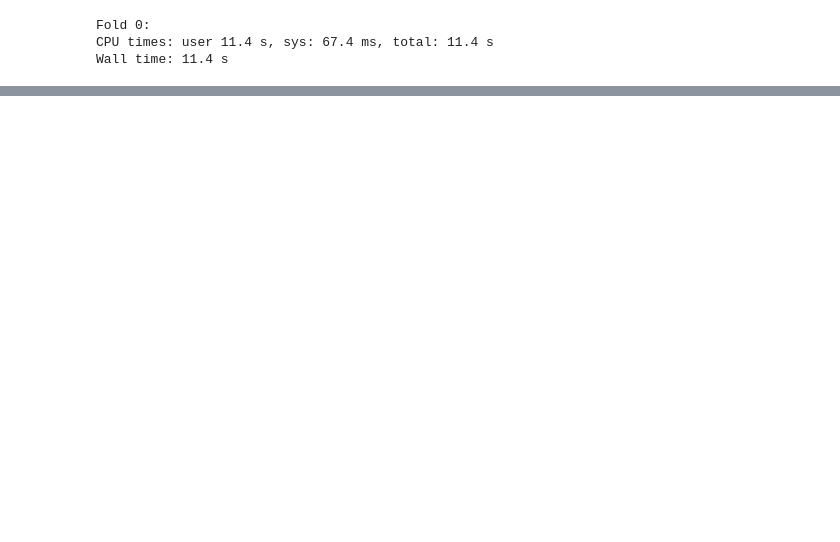
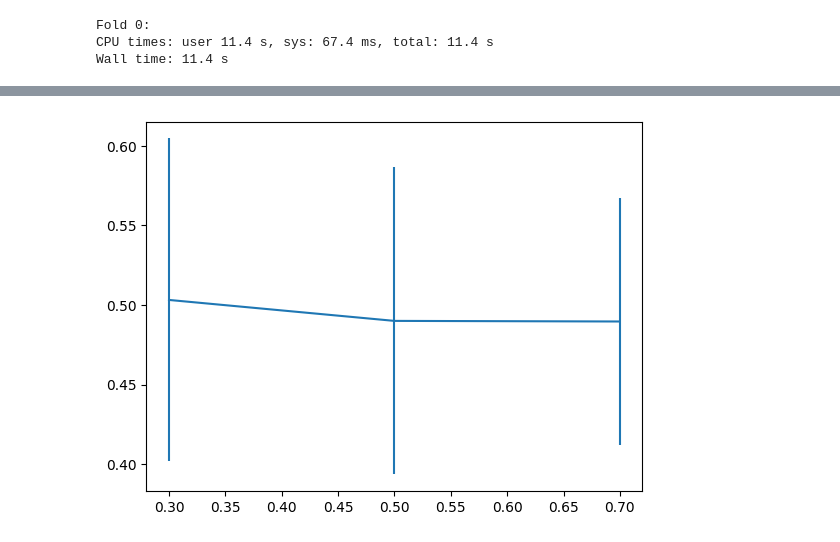
Before and after one commit to fkemeth/book_collaborative_filtering, a Jupyter notebook: hyperparameter_evaluation.ipynb, the cells around one changed output, grey strips where cells are left out. Cells and saved outputs as stored; diff of their text form; code cells hidden in the pictures; blank space fills up the shorter version.

```diff
--- a/hyperparameter_evaluation.ipynb
+++ b/hyperparameter_evaluation.ipynb
@@ -189,3 +203,10 @@ plt.show()
+# %%
+fig = plt.figure()
+ax = fig.add_subplot(111)
+ax.errorbar(minimal_similarities, np.mean(maes, axis=1), xerr=0., yerr=np.var(maes, axis=1))
+plt.show()
+# %% [output]
+[figure, added]
 # %%
 fig = plt.figure()
 ax = fig.add_subplot(111)
```
Also changed, not shown: parts of 6 cells of this notebook.
